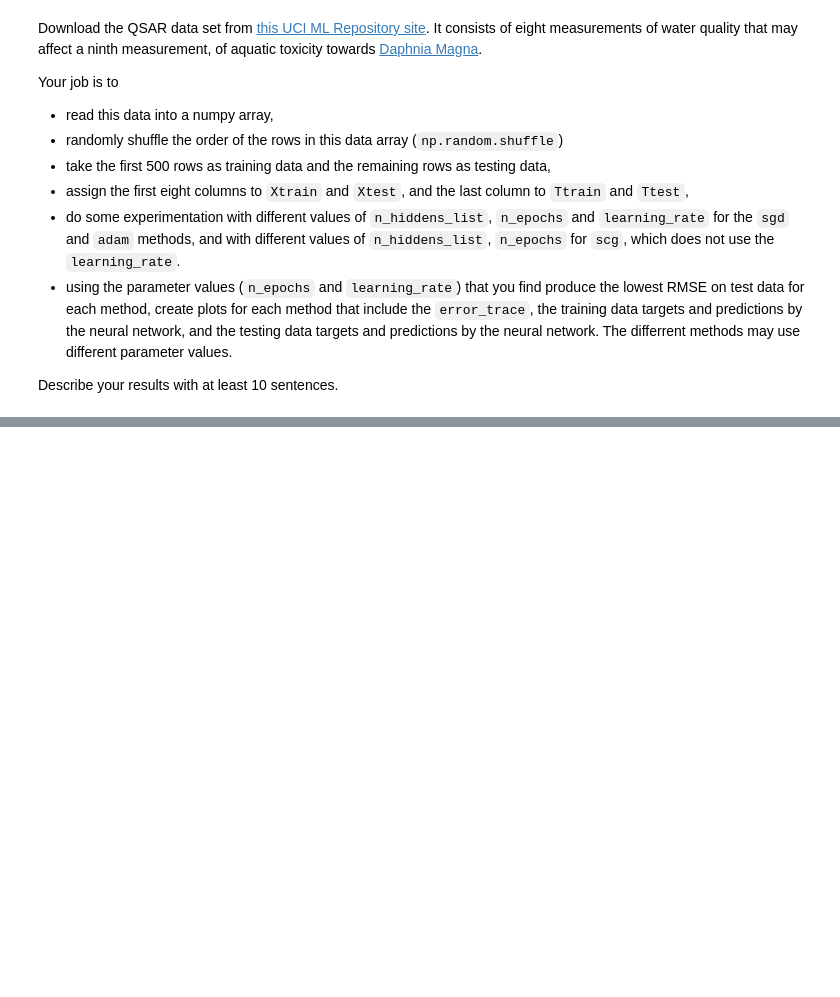
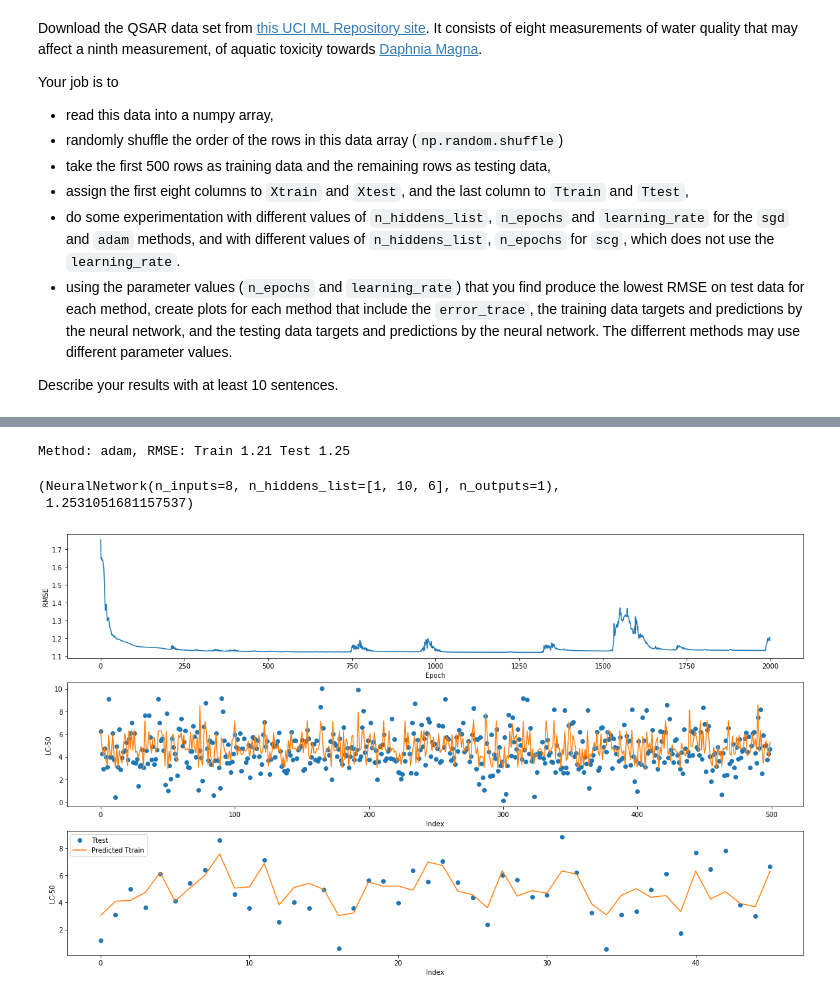
Before and after one commit to MillerRidgeway/MachineLearningNotebooks, a Jupyter notebook: Ridgeway-A3.ipynb, the cells around one changed output, grey strips where cells are left out. Saved outputs shown, nothing was run; the diff lists cells and outputs as text; code cells hidden in the pictures; blank space fills up the shorter version.

```diff
--- a/Ridgeway-A3.ipynb
+++ b/Ridgeway-A3.ipynb
@@ -424,0 +670,7 @@ For the grading script to run correctly, you must first name this notebook as 'L
+# %%
+run_aqua(Xtrain, Ttrain, Xtest, Ttest, 'adam', 2000, 0.05, n_hiddens_list=[1, 10, 6], plot = True)
+# %% [output]
+Method: adam, RMSE: Train 1.21 Test 1.25
+(NeuralNetwork(n_inputs=8, n_hiddens_list=[1, 10, 6], n_outputs=1),
+ 1.2531051681157537)
+[figure, added]
```
Also changed, not shown: parts of 31 cells of this notebook, 2 other files.
